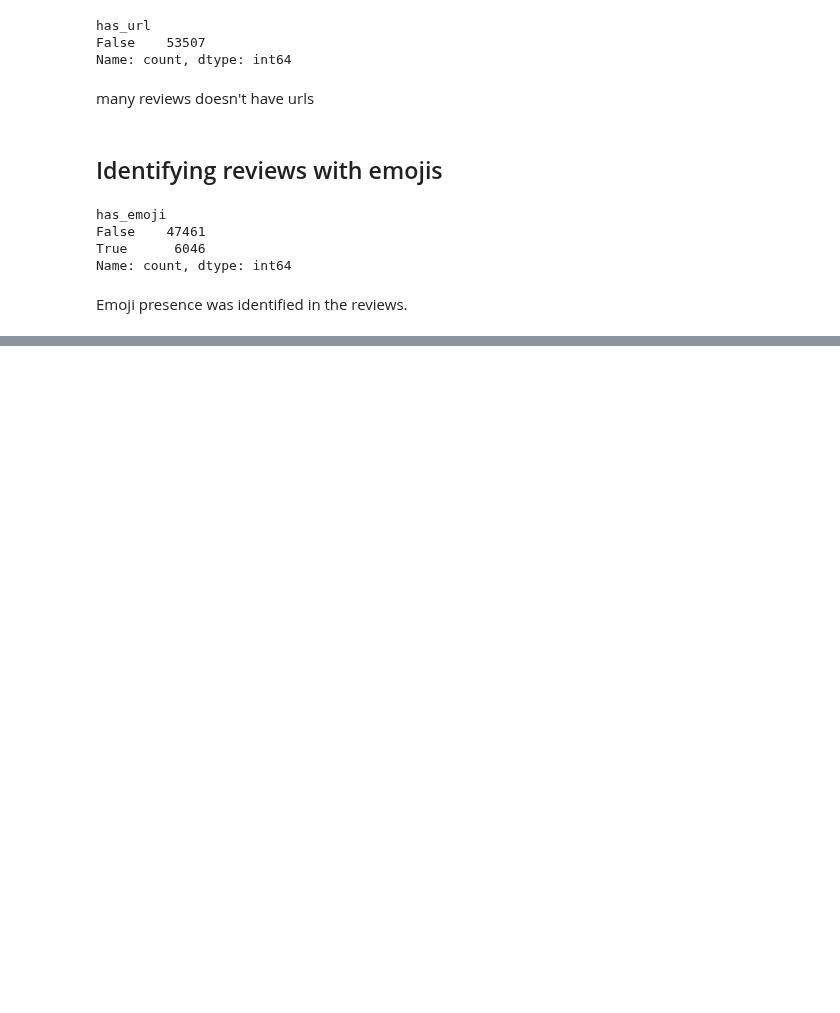
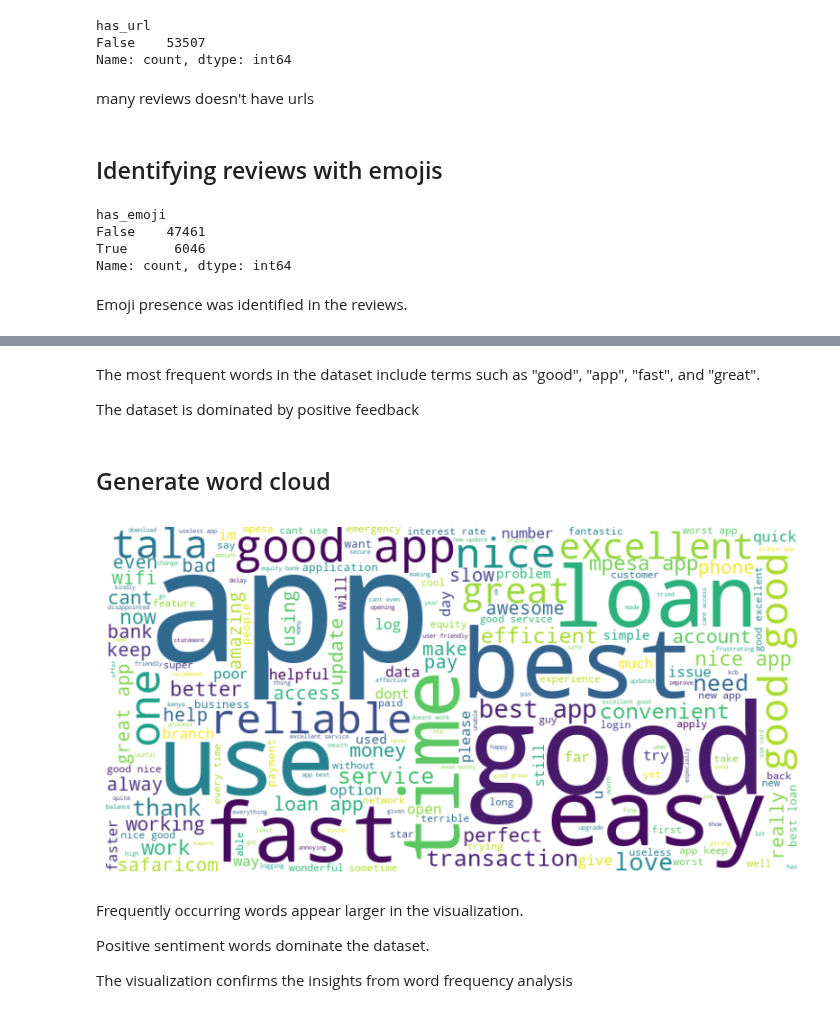
Before and after one commit to chepbree/Pesa-Salama-Classifier, a Jupyter notebook: notebooks/02.exploratory_data_analysis.ipynb, the cells around one changed output, grey strips where cells are left out. Drawn from its saved outputs; the diff is of its cells as text; code cells hidden in the pictures; blank space fills up the shorter version.

Commit message:
add word frequency analysis and word cloud visualization

```diff
--- a/notebooks/02.exploratory_data_analysis.ipynb
+++ b/notebooks/02.exploratory_data_analysis.ipynb
@@ -566,0 +569,18 @@ Emoji presence was identified in the reviews.
+# %%
+
+def clean_text(text):
+    text = str(text).lower()
+    text = re.sub(r'http\S+', '', text)
+    text = re.sub(r'[^a-zA-Z\s]', '', text)
+    return text
+
+df['clean_text'] = df['content'].apply(clean_text)
+
+word_counts = (
+    df['clean_text']
+    .str.split()
+    .explode()
+    .value_counts()
+)
+
+word_counts.head(20)
@@ -566,0 +605,27 @@ Emoji presence was identified in the reviews.
+# %% [markdown]
+
+The most frequent words in the dataset include terms such as "good", "app", "fast", and "great".
+
+The dataset is dominated by positive feedback
+# %% [markdown]
+## Generate word cloud
+# %%
+
+
+text = " ".join(df['clean_text'])
+
+wordcloud = WordCloud(width=800, height=400, background_color='white').generate(text)
+
+plt.figure(figsize=(10,5))
+plt.imshow(wordcloud, interpolation='bilinear')
+plt.axis("off")
+plt.show()
+# %% [output]
+[figure, added]
+# %% [markdown]
+
+Frequently occurring words appear larger in the visualization.
+
+ Positive sentiment words dominate the dataset.
+
+ The visualization confirms the insights from word frequency analysis
```
Also changed, not shown: parts of 2 cells of this notebook.
